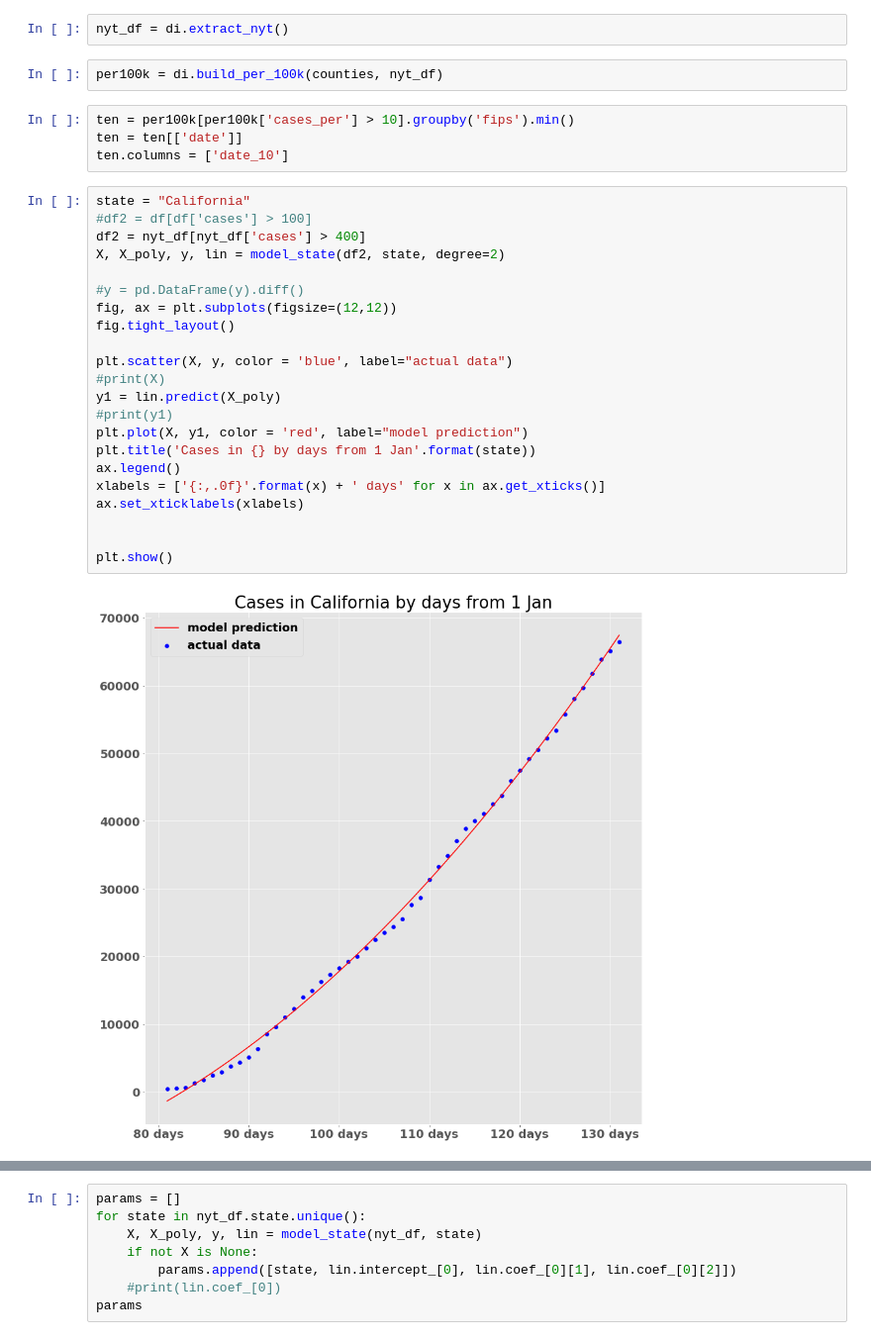
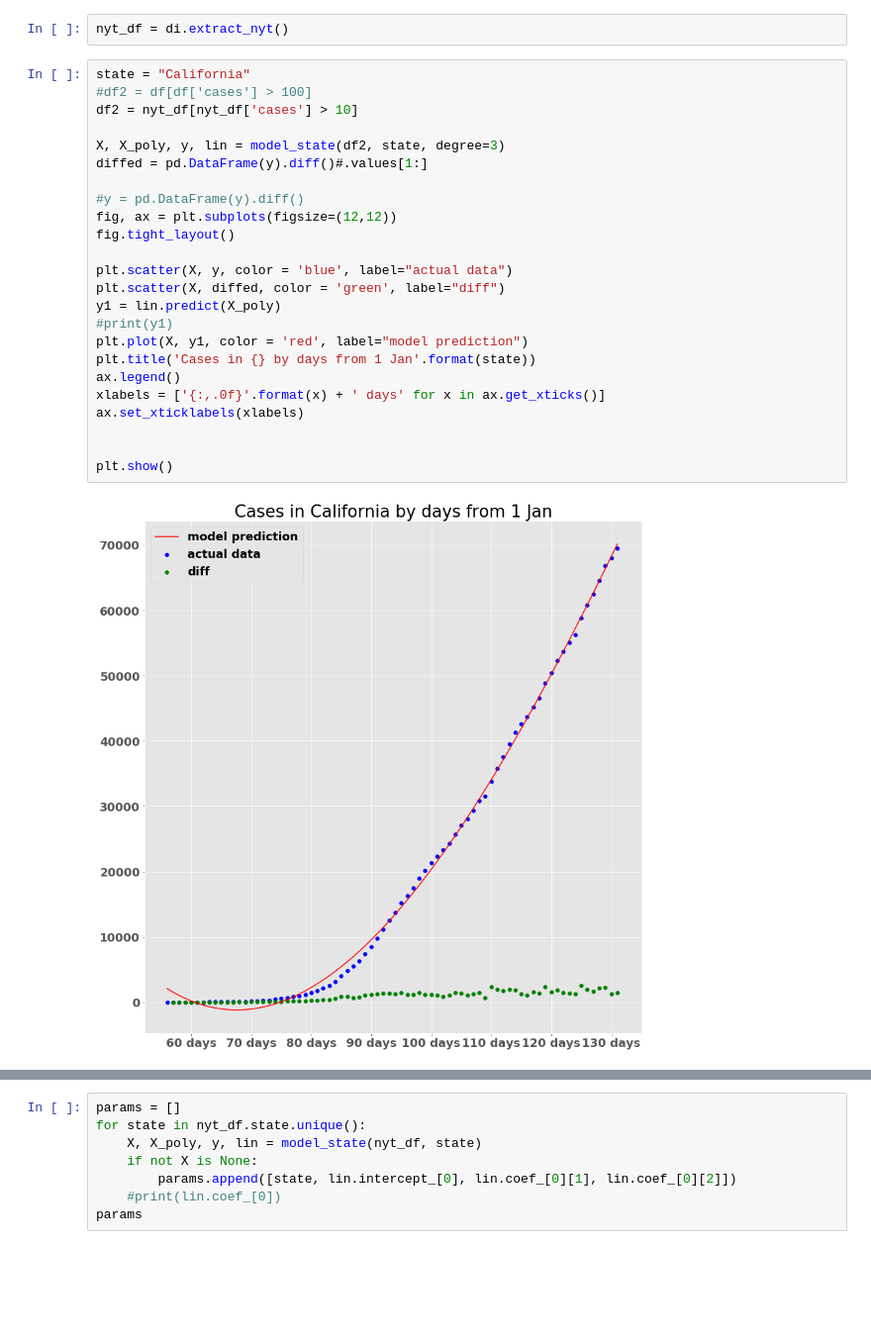
Before and after one commit to ian-branum/predicting-coronavirus, a Jupyter notebook: TS.ipynb, the cells around one changed output, grey strips where cells are left out. Shown at 99% size. Saved outputs shown, nothing was run; the diff lists cells and outputs as text; blank space fills up the shorter version.

```diff
--- a/TS.ipynb
+++ b/TS.ipynb
@@ -26,32 +31,28 @@ done
 # %%
 nyt_df = di.extract_nyt()
-# %%
-per100k = di.build_per_100k(counties, nyt_df)
-# %%
-ten = per100k[per100k['cases_per'] > 10].groupby('fips').min()
-ten = ten[['date']]
-ten.columns = ['date_10']
 # %%
 state = "California"
 #df2 = df[df['cases'] > 100]
-df2 = nyt_df[nyt_df['cases'] > 400]
-X, X_poly, y, lin = model_state(df2, state, degree=2)
+df2 = nyt_df[nyt_df['cases'] > 10]
+
+X, X_poly, y, lin = model_state(df2, state, degree=3)
+diffed = pd.DataFrame(y).diff()#.values[1:]
 
 #y = pd.DataFrame(y).diff()
 fig, ax = plt.subplots(figsize=(12,12))
 fig.tight_layout()
 
 plt.scatter(X, y, color = 'blue', label="actual data")
-#print(X)
+plt.scatter(X, diffed, color = 'green', label="diff")
 y1 = lin.predict(X_poly)
 #print(y1)
 plt.plot(X, y1, color = 'red', label="model prediction")
 plt.title('Cases in {} by days from 1 Jan'.format(state))
 ax.legend()
 xlabels = ['{:,.0f}'.format(x) + ' days' for x in ax.get_xticks()]
 ax.set_xticklabels(xlabels)
 
 
 plt.show()
 # %% [output]
-[figure, old version]
+[figure, new version]
```
Also changed, not shown: parts of 13 cells of this notebook, 19 other files.
